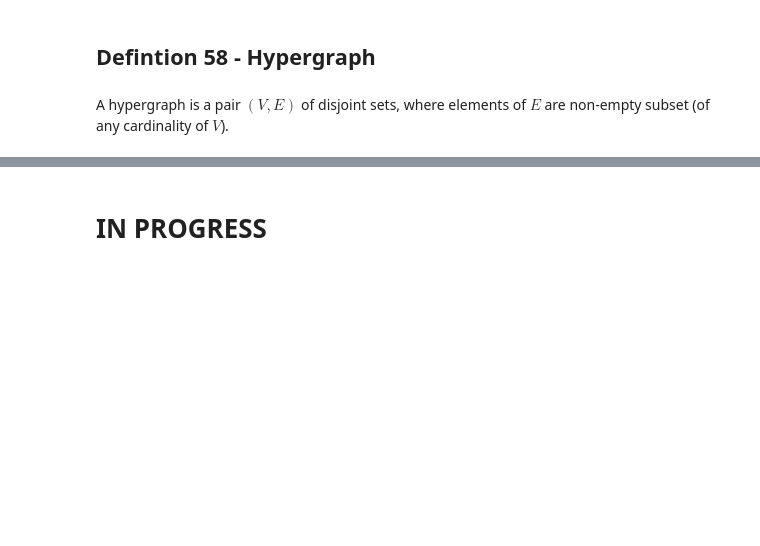
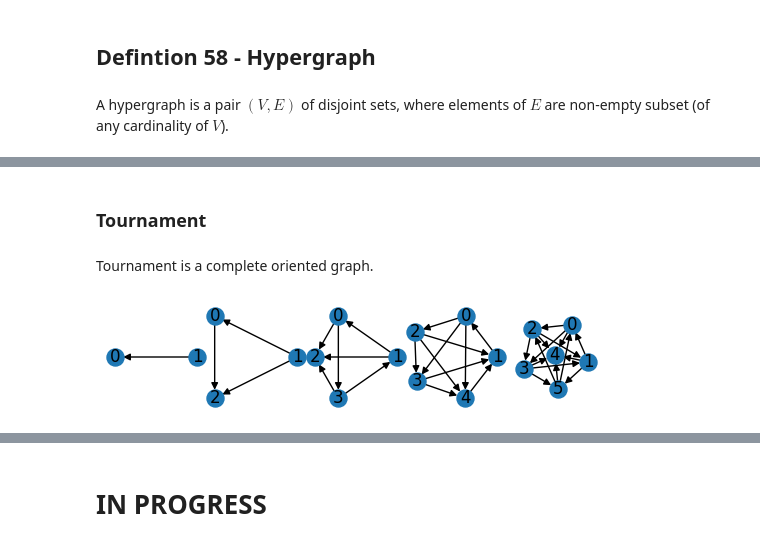
Before and after one commit to lipinski/graph-theory, a Jupyter notebook: definitions.ipynb, the cells around one changed output, grey strips where cells are left out. Drawn from its saved outputs; the diff is of its cells as text; code cells hidden in the pictures; blank space fills up the shorter version.

```diff
--- a/definitions.ipynb
+++ b/definitions.ipynb
@@ -1068,0 +1095,14 @@ A hypergraph is a pair $(V, E)$ of disjoint sets, where elements of $E$ are non-
+# %% [markdown]
+### Tournament
+# %% [markdown]
+Tournament is a complete oriented graph.
+# %%
+fig, axis = plt.subplots(nrows=1, ncols=5, figsize=(5, 1), )
+plt.subplots_adjust(left=0, bottom=0, right=1, top=1, wspace=0, hspace=0)
+
+for i in range(2, 7):
+    H = nx.tournament.random_tournament(i, seed=42)
+    nx.draw(H, pos=nx.kamada_kawai_layout(H), node_size=150, with_labels=True, ax=axis[i-2])
+plt.margins(0.2);
+# %% [output]
+[figure, added]
```
Also changed, not shown: parts of 12 cells of this notebook.
